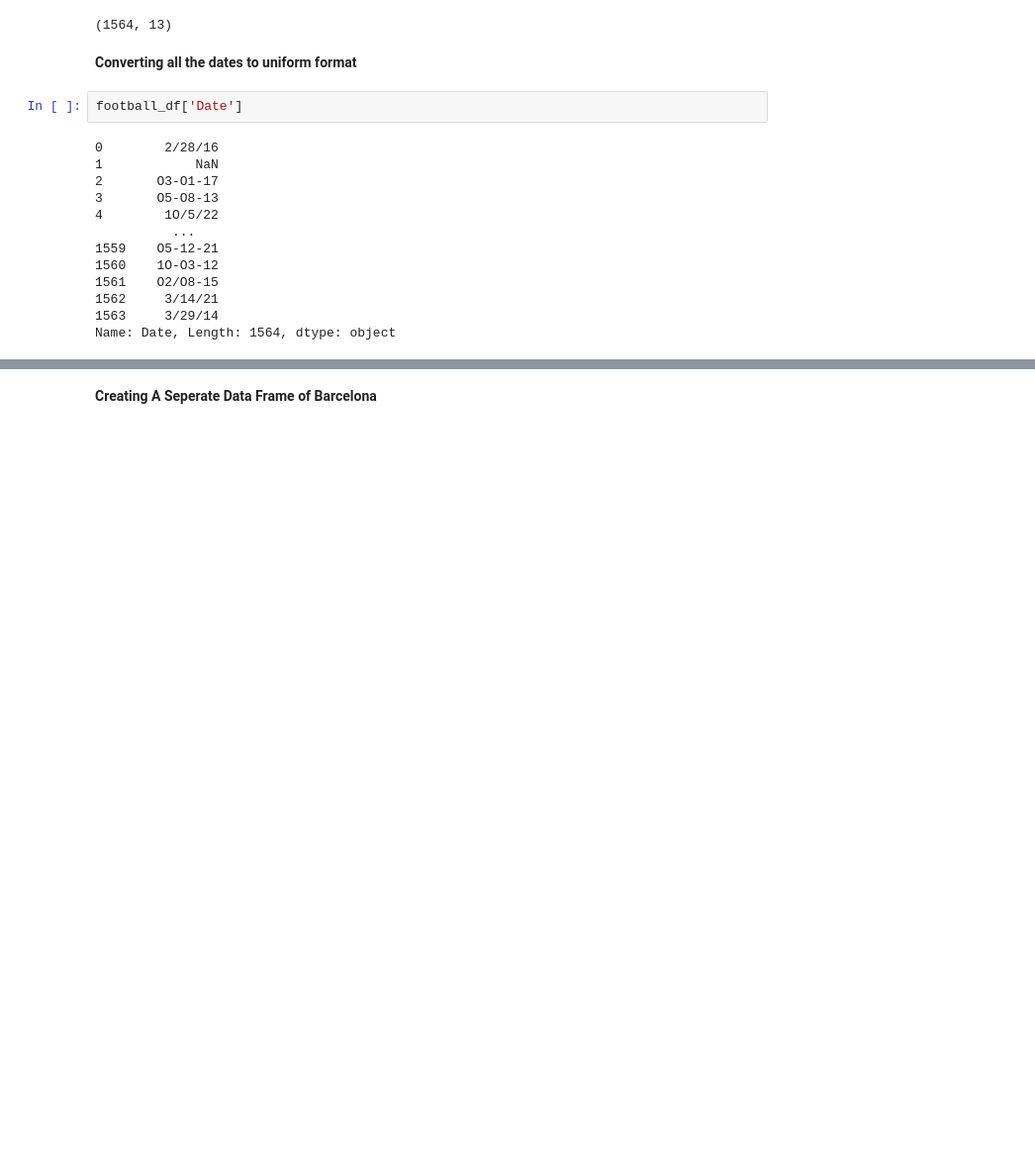
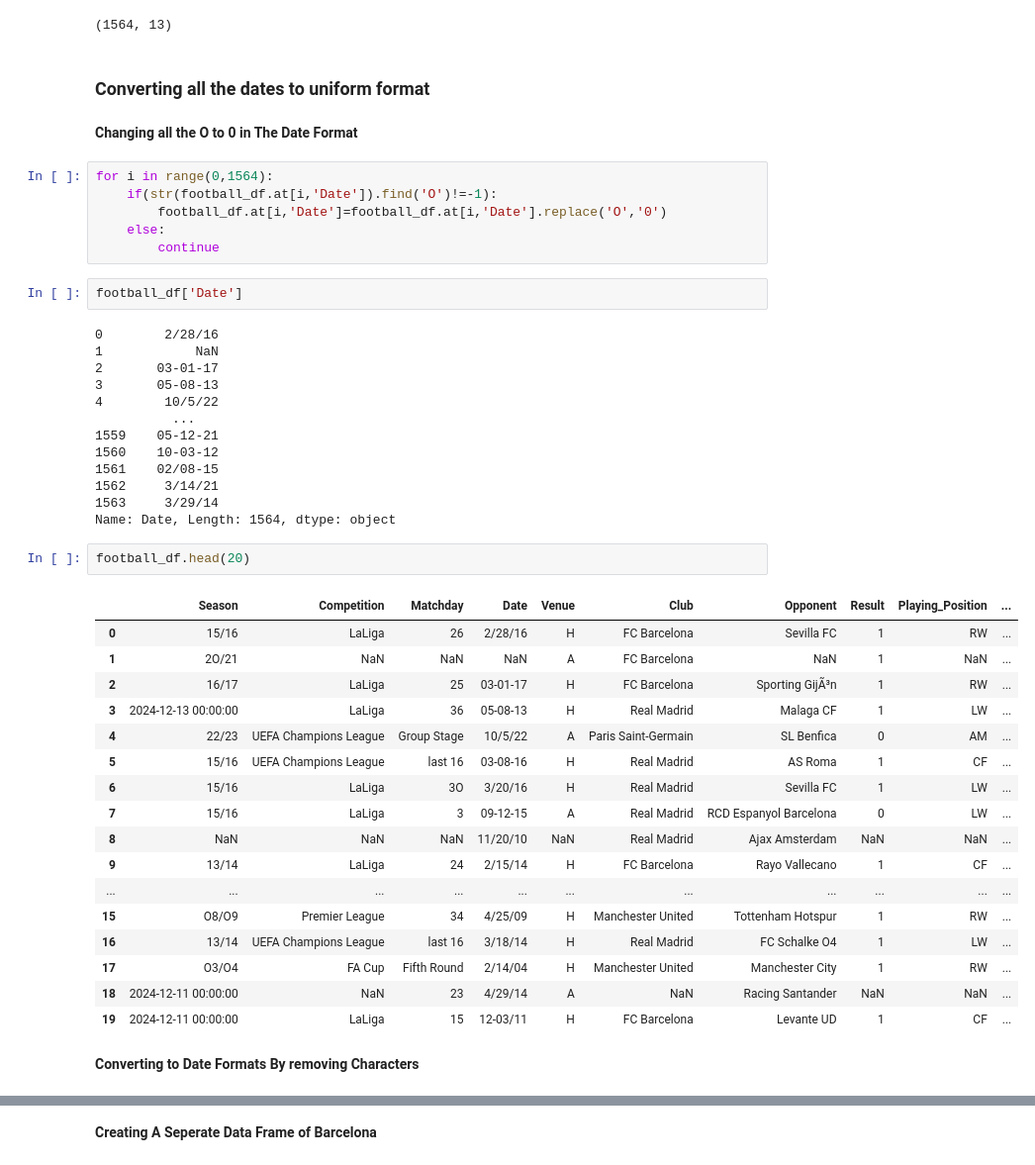
Before and after one commit to SianRods/Data-Science-ML, a Jupyter notebook: DJS S4DS Tasks/eda_task_s4ds.ipynb, the cells around one changed output, grey strips where cells are left out. Shown at 99% size. Drawn from its saved outputs; the diff is of its cells as text; blank space fills up the shorter version.

```diff
--- a/DJS S4DS Tasks/eda_task_s4ds.ipynb
+++ b/DJS S4DS Tasks/eda_task_s4ds.ipynb
@@ -237,19 +245,49 @@ football_df.shape
 # %% [output]
 (1564, 13)
 # %% [markdown]
-**Converting all the dates to uniform format**
+### Converting all the dates to uniform format
+# %% [markdown]
+**Changing all the O to 0 in The Date Format**
+# %%
+for i in range(0,1564):
+	if(str(football_df.at[i,'Date']).find('O')!=-1):
+		football_df.at[i,'Date']=football_df.at[i,'Date'].replace('O','0')
+	else:
+		continue
 # %%
 football_df['Date']
 # %% [output]
 0        2/28/16
 1            NaN
-2       O3-O1-17
-3       O5-O8-13
-4        1O/5/22
+2       03-01-17
+3       05-08-13
+4        10/5/22
           ...
-1559    O5-12-21
-1560    1O-O3-12
-1561    O2/O8-15
+1559    05-12-21
+1560    10-03-12
+1561    02/08-15
 1562     3/14/21
 1563     3/29/14
 Name: Date, Length: 1564, dtype: object
+# %%
+football_df.head(20)
+# %% [output]
+|  | Season | Competition | Matchday | Date | Venue | Club | Opponent | Result | Playing_Position | ... |
+| 0 | 15/16 | LaLiga | 26 | 2/28/16 | H | FC Barcelona | Sevilla FC | 1 | RW | ... |
+| 1 | 2O/21 | NaN | NaN | NaN | A | FC Barcelona | NaN | 1 | NaN | ... |
+| 2 | 16/17 | LaLiga | 25 | 03-01-17 | H | FC Barcelona | Sporting GijÃ³n | 1 | RW | ... |
+| 3 | 2024-12-13 00:00:00 | LaLiga | 36 | 05-08-13 | H | Real Madrid | Malaga CF | 1 | LW | ... |
+| 4 | 22/23 | UEFA Champions League | Group Stage | 10/5/22 | A | Paris Saint-Germain | SL Benfica | 0 | AM | ... |
+| 5 | 15/16 | UEFA Champions League | last 16 | 03-08-16 | H | Real Madrid | AS Roma | 1 | CF | ... |
+| 6 | 15/16 | LaLiga | 3O | 3/20/16 | H | Real Madrid | Sevilla FC | 1 | LW | ... |
+| 7 | 15/16 | LaLiga | 3 | 09-12-15 | A | Real Madrid | RCD Espanyol Barcelona | 0 | LW | ... |
+| 8 | NaN | NaN | NaN | 11/20/10 | NaN | Real Madrid | Ajax Amsterdam | NaN | NaN | ... |
+| 9 | 13/14 | LaLiga | 24 | 2/15/14 | H | FC Barcelona | Rayo Vallecano | 1 | CF | ... |
+| ... | ... | ... | ... | ... | ... | ... | ... | ... | ... | ... |
+| 15 | O8/O9 | Premier League | 34 | 4/25/09 | H | Manchester United | Tottenham Hotspur | 1 | RW | ... |
+| 16 | 13/14 | UEFA Champions League | last 16 | 3/18/14 | H | Real Madrid | FC Schalke O4 | 1 | LW | ... |
+| 17 | O3/O4 | FA Cup | Fifth Round | 2/14/04 | H | Manchester United | Manchester City | 1 | RW | ... |
+| 18 | 2024-12-11 00:00:00 | NaN | 23 | 4/29/14 | A | NaN | Racing Santander | NaN | NaN | ... |
+| 19 | 2024-12-11 00:00:00 | LaLiga | 15 | 12-03/11 | H | FC Barcelona | Levante UD | 1 | CF | ... |
+# %% [markdown]
+**Converting to Date Formats By removing Characters**
```
Also changed, not shown: parts of 10 cells of this notebook.
